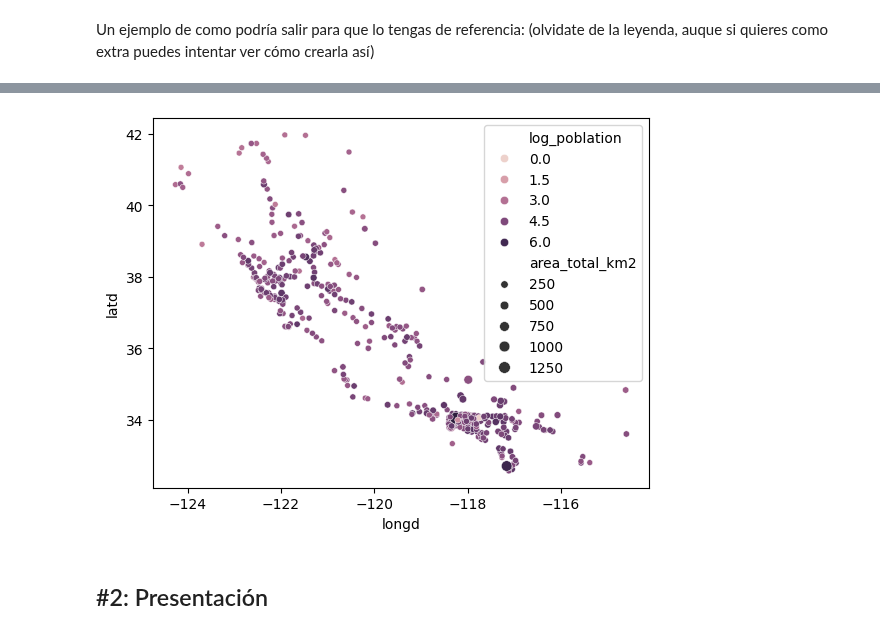
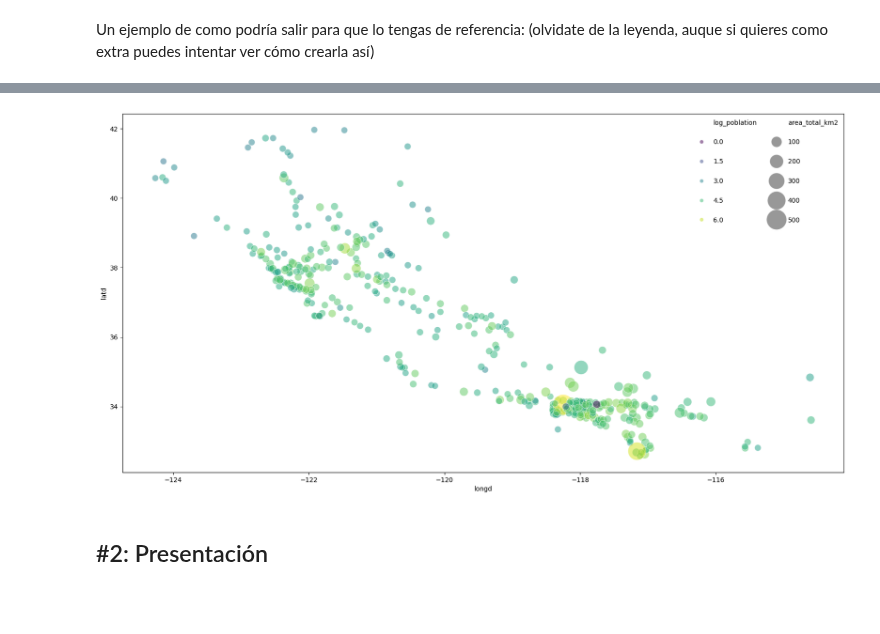
Before and after one commit to vrieraj/ONLINE_DS_THEBRIDGE_Ejercicios, a Jupyter notebook: Sprint_08/Unidad_02/Practica_Obligatoria/18_Practica_Obligatoria_Visualizacion_Presentacion.ipynb, the cells around one changed output, grey strips where cells are left out. Cells and saved outputs as stored; diff of their text form; code cells hidden in the pictures; blank space fills up the shorter version.

```diff
--- a/Sprint_08/Unidad_02/Practica_Obligatoria/18_Practica_Obligatoria_Visualizacion_Presentacion.ipynb
+++ b/Sprint_08/Unidad_02/Practica_Obligatoria/18_Practica_Obligatoria_Visualizacion_Presentacion.ipynb
@@ -71,9 +71,18 @@ La función debe pintar el diagrama de dispersión de la columna numérica 1, en
 Si no se diera una columna categórica como argumento, el color no debe pasarse como parámetro a la función de Seaborn o Matplotlib que uses.
 
 EXTRA: Añade un argumento que controle si la función pinta una leyenda para colores y tamaños o un colorbar y una leyenda para los tamaños. NO TE PREOCUPES POR EL FORMATO DE LA LEYENDA (lo veremos en la sesión en vivo)
-# %%
-def pinta_scater(df, num1, num2, cat = None, size = None, escala = 1):
-    sns.scatterplot(df, x=num1, y=num2, hue=cat, size=size*escala)
+# %%
+def pinta_scater(df, num1, num2, cat = None, size = '', escala = 1, legend = True):
+    fig, ax = plt.subplots(figsize=(20,10))
+    if type(size) == str and len(size) > 0:
+        sns.scatterplot(df, x=num1, y=num2, hue=cat, size=df[size]*escala, sizes=(100,1000), alpha=0.5, palette='viridis', ax =ax)
+    else:
+        sns.scatterplot(df, x=num1, y=num2, hue=cat, alpha=0.5, palette='viridis', ax =ax)
+
+    if legend:
+        ax.legend(ncol = 2, loc="upper right", frameon = False, labelspacing = 2)
+    ax.set_xlabel(num1)
+    ax.set_ylabel(num2)
 # %% [markdown]
 ### #1.3
 
@@ -85,9 +94,9 @@ Un ejemplo de como podría salir para que lo tengas de referencia: (olvidate de
 # %%
 df_cities['log_poblation'] = np.log10(df_cities.population_total)
 # %%
-pinta_scater(df_cities, 'longd', 'latd', cat='log_poblation', size='area_total_km2')
+pinta_scater(df_cities, 'longd', 'latd', cat='log_poblation', size='area_total_km2', escala=4/10)
 # %% [output]
-[figure, old version]
+[figure, new version]
 # %% [markdown]
 ## #2: Presentación
 # %% [markdown]
```
